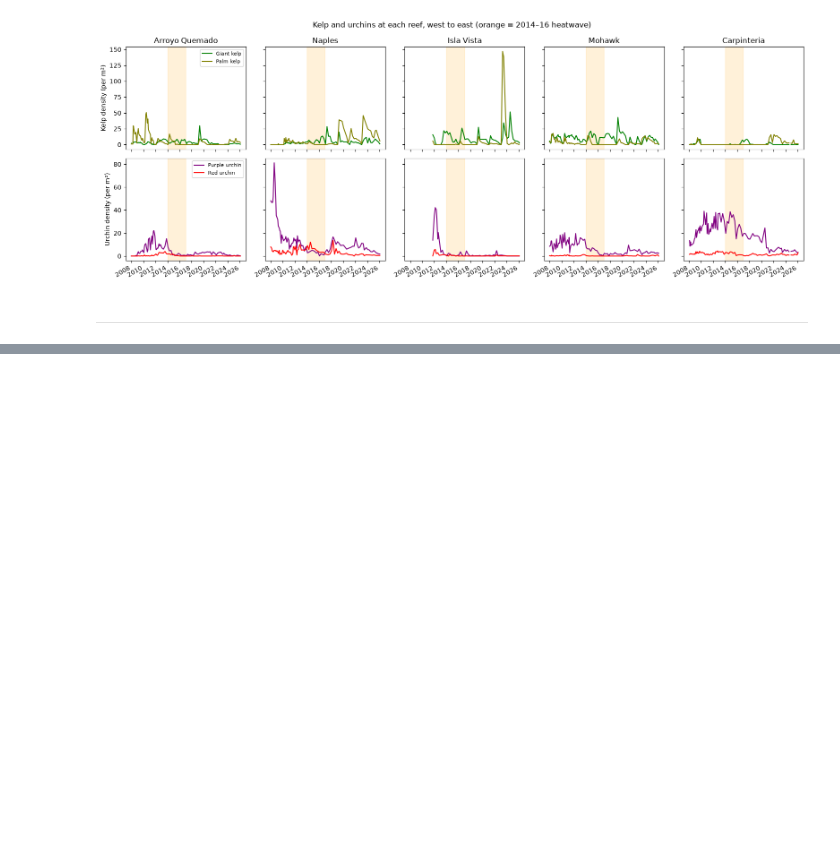
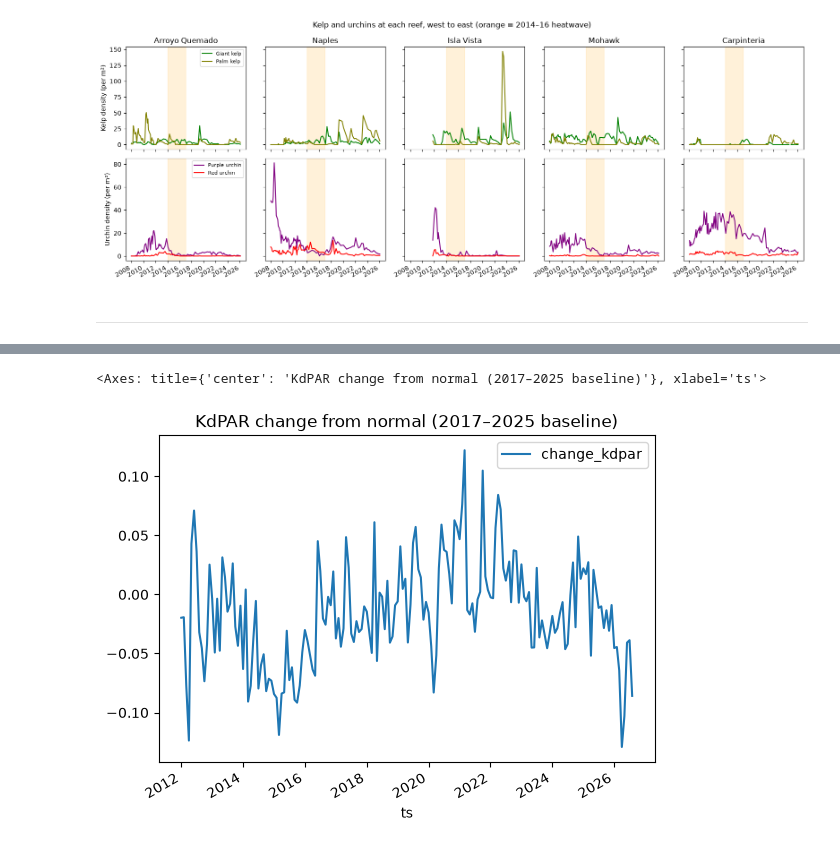
Before and after one commit to EmmaBucket/398_ocean, a Jupyter notebook: Analysis/plots.ipynb, the cells around one changed output, grey strips where cells are left out. Cells and saved outputs as stored; diff of their text form; code cells hidden in the pictures; blank space fills up the shorter version.

```diff
--- a/Analysis/plots.ipynb
+++ b/Analysis/plots.ipynb
@@ -415,0 +453,14 @@ plt.show()
+# %%
+kd_ts = con.sql("""
+    SELECT ts,
+           avg(changes_in_average_kdpar) AS change_kdpar
+    FROM kdpar_changes
+    GROUP BY ts
+    ORDER BY ts
+""").df()
+
+kd_ts.plot(x="ts", y="change_kdpar", kind="line",
+           title="KdPAR change from normal (2012-2026 baseline)")
+# %% [output]
+<Axes: title={'center': 'KdPAR change from normal (2017–2025 baseline)'}, xlabel='ts'>
+[figure, added]
```
Also changed, not shown: parts of 18 cells of this notebook.
